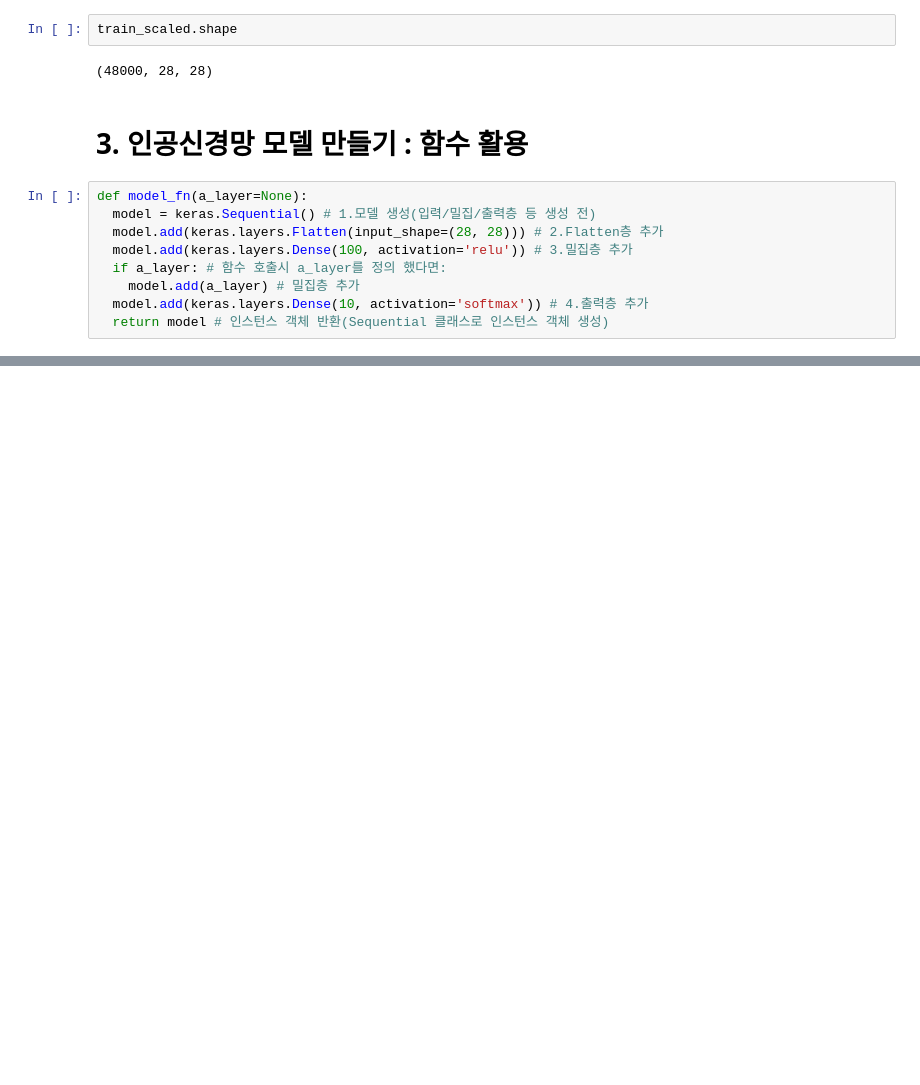
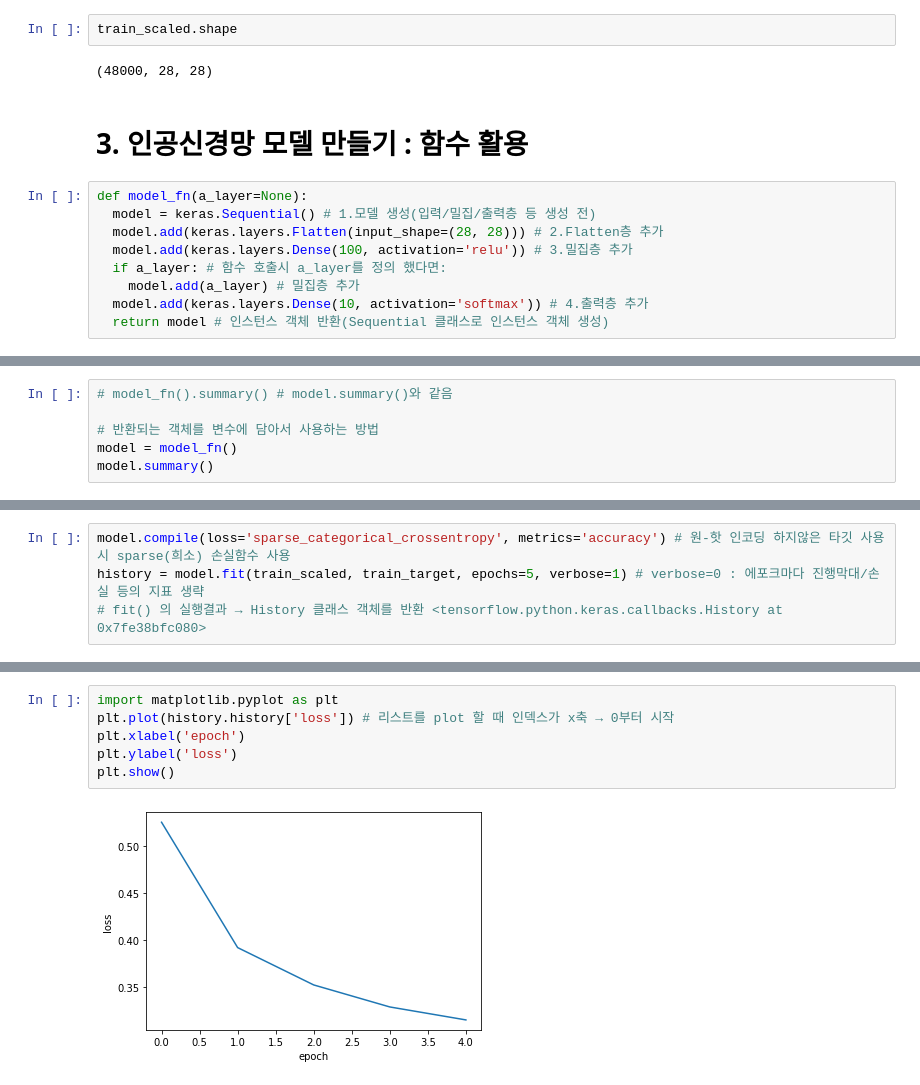
Before and after one commit to kiyong21c/nadocoding, a Jupyter notebook: 20220517_CNN연습.ipynb, the cells around one changed output, grey strips where cells are left out. Cells and saved outputs as stored; diff of their text form; blank space fills up the shorter version.

```diff
--- a/20220517_CNN연습.ipynb
+++ b/20220517_CNN연습.ipynb
@@ -56,0 +55,6 @@ model_fn()
+# %%
+# model_fn().summary() # model.summary()와 같음
+
+# 반환되는 객체를 변수에 담아서 사용하는 방법
+model = model_fn()
+model.summary()
@@ -56,0 +77,4 @@ model_fn()
+# %%
+model.compile(loss='sparse_categorical_crossentropy', metrics='accuracy') # 원-핫 인코딩 하지않은 타깃 사용시 sparse(희소) 손실함수 사용
+history = model.fit(train_scaled, train_target, epochs=5, verbose=1) # verbose=0 : 에포크마다 진행막대/손실 등의 지표 생략
+# fit() 의 실행결과 → History 클래스 객체를 반환 <tensorflow.python.keras.callbacks.History at 0x7fe38bfc080>
@@ -56,0 +131,8 @@ model_fn()
+# %%
+import matplotlib.pyplot as plt
+plt.plot(history.history['loss']) # 리스트를 plot 할 때 인덱스가 x축 → 0부터 시작
+plt.xlabel('epoch')
+plt.ylabel('loss')
+plt.show()
+# %% [output]
+[figure, added]
```
Also changed, not shown: parts of 9 cells of this notebook.
